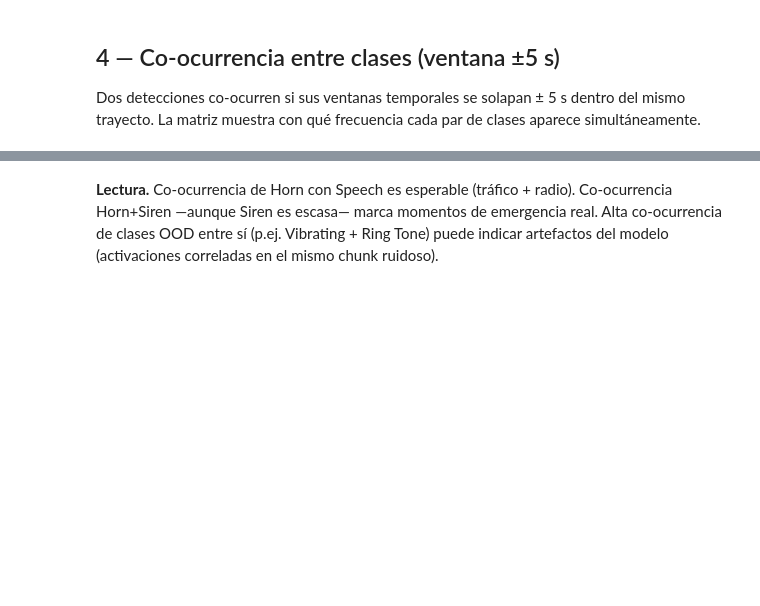
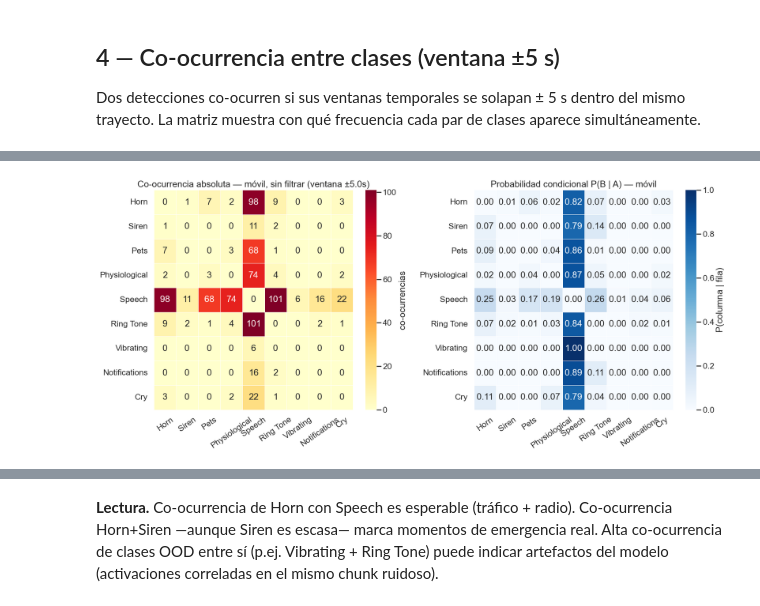
Before and after one commit to jogarmo9/TFG, a Jupyter notebook: notebooks/04b_class_statistics.ipynb, the cells around one changed output, grey strips where cells are left out. Saved outputs shown, nothing was run; the diff lists cells and outputs as text; code cells hidden in the pictures; blank space fills up the shorter version.

```diff
--- a/notebooks/04b_class_statistics.ipynb
+++ b/notebooks/04b_class_statistics.ipynb
@@ -348,18 +358,20 @@ display(codf)
 # %%
 fig, axes = plt.subplots(1, 2, figsize=(18, 8))
 # Matriz absoluta
 sns.heatmap(codf, annot=True, fmt="d", cmap="YlOrRd", linewidths=.4,
             ax=axes[0], cbar_kws={"label":"co-ocurrencias"})
-axes[0].set_title(f"Co-ocurrencia absoluta (ventana ±{WINDOW_S}s)")
+axes[0].set_title(f"Co-ocurrencia absoluta — móvil, sin filtrar (ventana ±{WINDOW_S}s)")
 
 # Normalizada por mínimo de la fila (P(B|A))
 codf_norm = codf.div(codf.sum(axis=1).replace(0, np.nan), axis=0).fillna(0).round(3)
 sns.heatmap(codf_norm, annot=True, fmt=".2f", cmap="Blues", linewidths=.4,
             ax=axes[1], cbar_kws={"label":"P(columna | fila)"})
-axes[1].set_title("Probabilidad condicional P(B | A)")
+axes[1].set_title("Probabilidad condicional P(B | A) — móvil")
 for ax in axes: ax.tick_params(axis="x", rotation=35)
 plt.tight_layout()
 plt.savefig("../outputs/stat_cooccurrence.png", dpi=130, bbox_inches="tight"); plt.show()
+# %% [output]
+[figure, added]
 # %%
 # Co-ocurrencia solo para Horn y Siren (vista de peligro)
 print("Cuando se detecta Horn, ¿qué clase co-ocurre más?")
```
Also changed, not shown: parts of 21 cells of this notebook, 8 other files.
